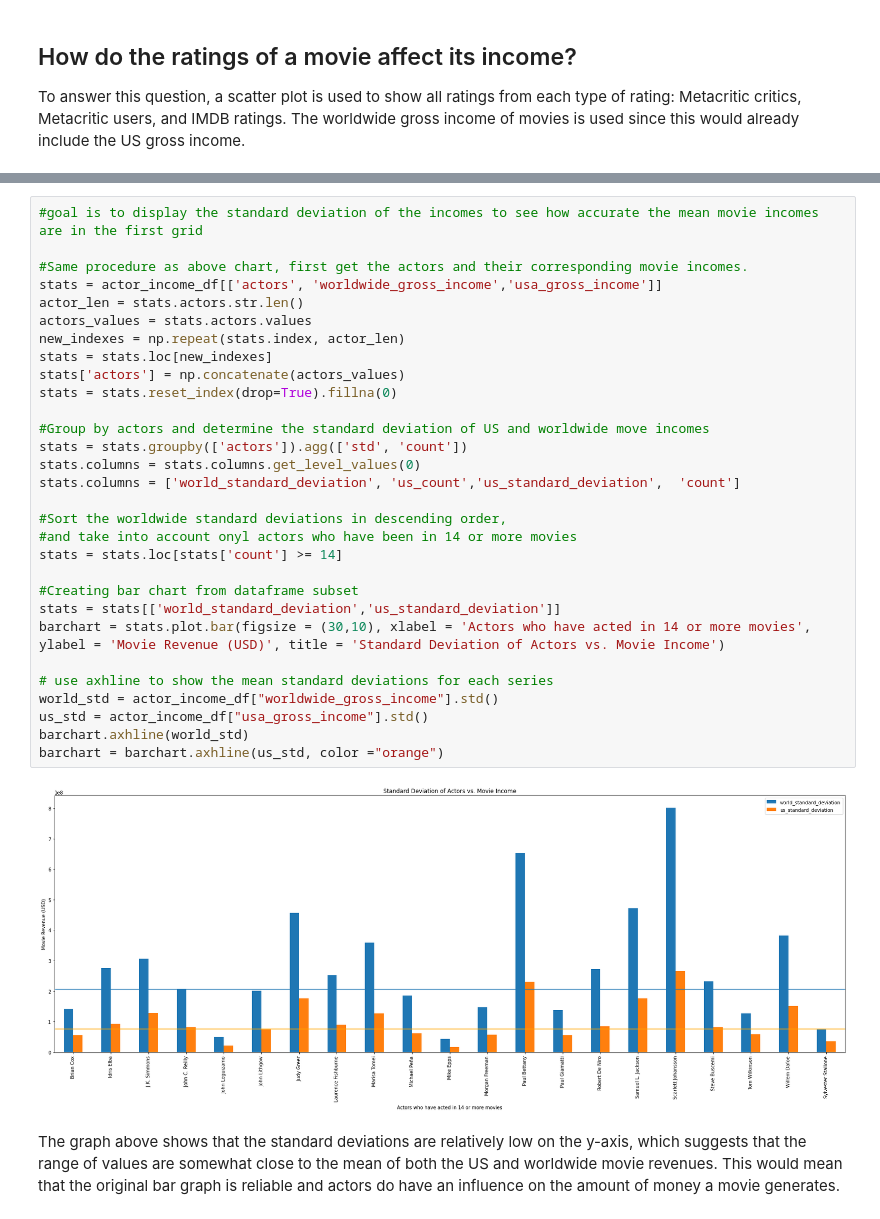
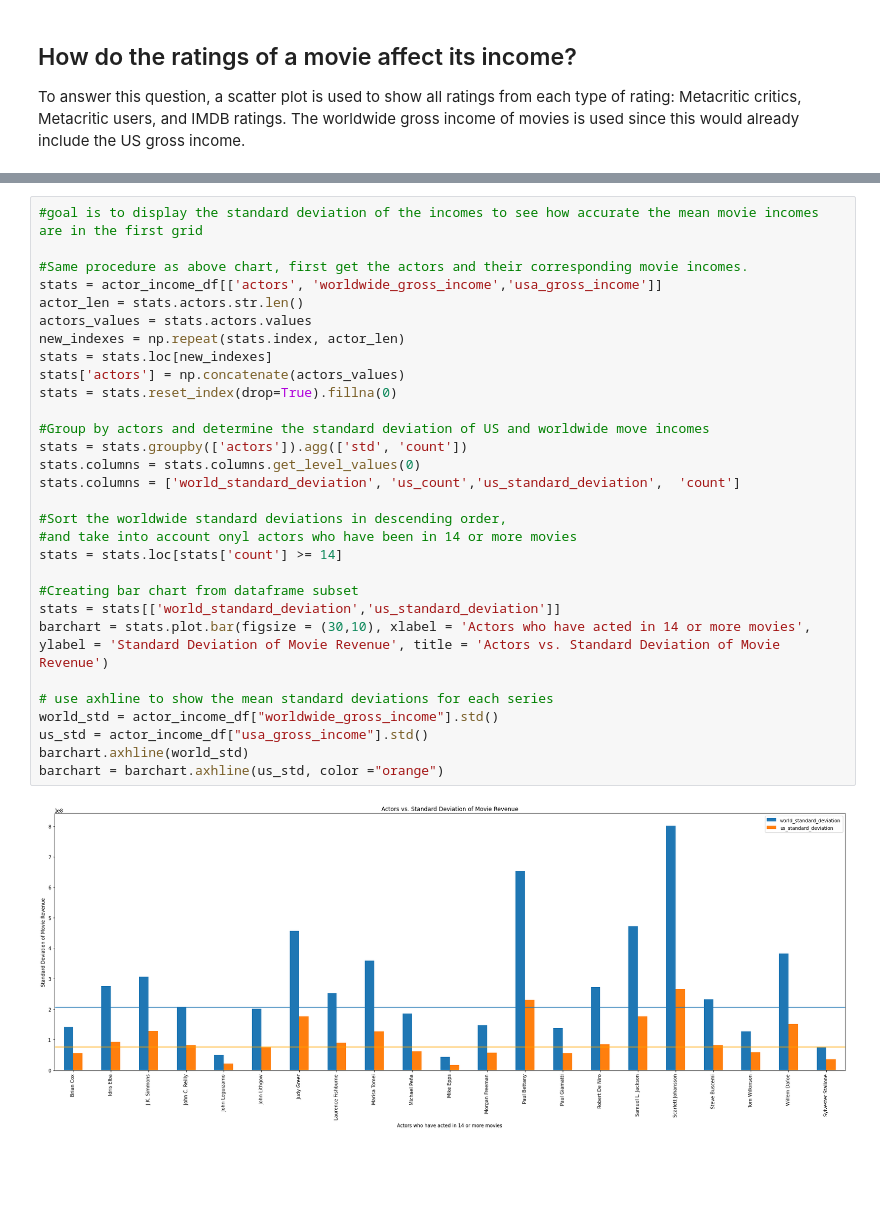
Before and after one commit to yashharanb/ENSF544Project1-1, a Jupyter notebook: Project1-1.ipynb, the cells around one changed output, grey strips where cells are left out. Cells and saved outputs as stored; diff of their text form; blank space fills up the shorter version.

```diff
--- a/Project1-1.ipynb
+++ b/Project1-1.ipynb
@@ -373,34 +372,32 @@ To determine whether the data above is consistent, the standard deviation of US
 # %%
 #goal is to display the standard deviation of the incomes to see how accurate the mean movie incomes are in the first grid
 
 #Same procedure as above chart, first get the actors and their corresponding movie incomes.
 stats = actor_income_df[['actors', 'worldwide_gross_income','usa_gross_income']]
 actor_len = stats.actors.str.len()
 actors_values = stats.actors.values
 new_indexes = np.repeat(stats.index, actor_len)
 stats = stats.loc[new_indexes]
 stats['actors'] = np.concatenate(actors_values)
 stats = stats.reset_index(drop=True).fillna(0)
 
 #Group by actors and determine the standard deviation of US and worldwide move incomes
 stats = stats.groupby(['actors']).agg(['std', 'count'])
 stats.columns = stats.columns.get_level_values(0)
 stats.columns = ['world_standard_deviation', 'us_count','us_standard_deviation',  'count']
 
 #Sort the worldwide standard deviations in descending order,
 #and take into account onyl actors who have been in 14 or more movies
 stats = stats.loc[stats['count'] >= 14]
 
 #Creating bar chart from dataframe subset
 stats = stats[['world_standard_deviation','us_standard_deviation']]
-barchart = stats.plot.bar(figsize = (30,10), xlabel = 'Actors who have acted in 14 or more movies', ylabel = 'Movie Revenue (USD)', title = 'Standard Deviation of Actors vs. Movie Income')
+barchart = stats.plot.bar(figsize = (30,10), xlabel = 'Actors who have acted in 14 or more movies', ylabel = 'Standard Deviation of Movie Revenue', title = 'Actors vs. Standard Deviation of Movie Revenue')
 
 # use axhline to show the mean standard deviations for each series
 world_std = actor_income_df["worldwide_gross_income"].std()
 us_std = actor_income_df["usa_gross_income"].std()
 barchart.axhline(world_std)
 barchart = barchart.axhline(us_std, color ="orange")
 # %% [output]
-[figure, old version]
+[figure, new version]
-# %% [markdown]
-The graph above shows that the standard deviations are relatively low on the y-axis, which suggests that the range of values are somewhat close to the mean of both the US and worldwide movie revenues. This would mean that the original bar graph is reliable and actors do have an influence on the amount of money a movie generates.
```
Also changed, not shown: parts of 14 cells of this notebook.
